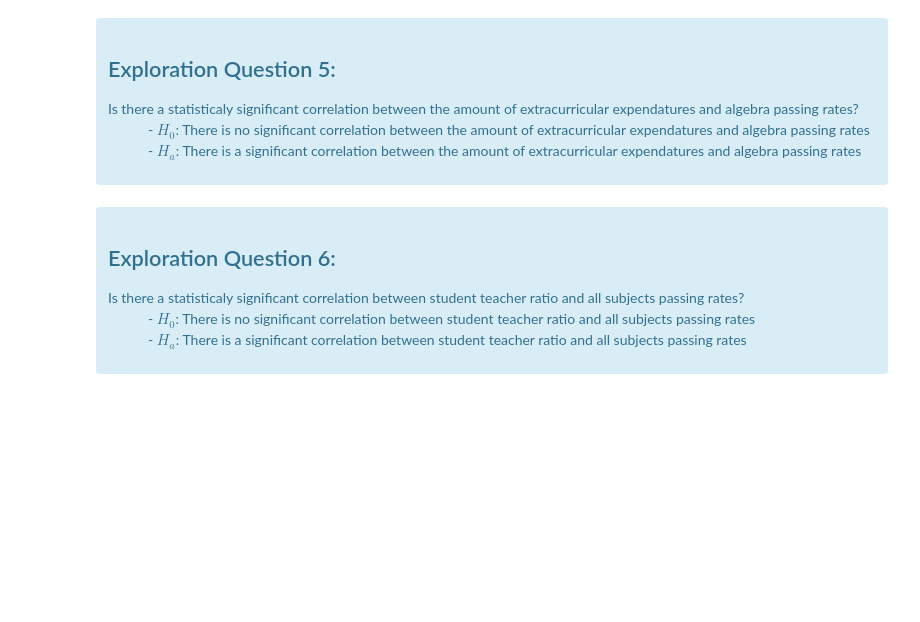
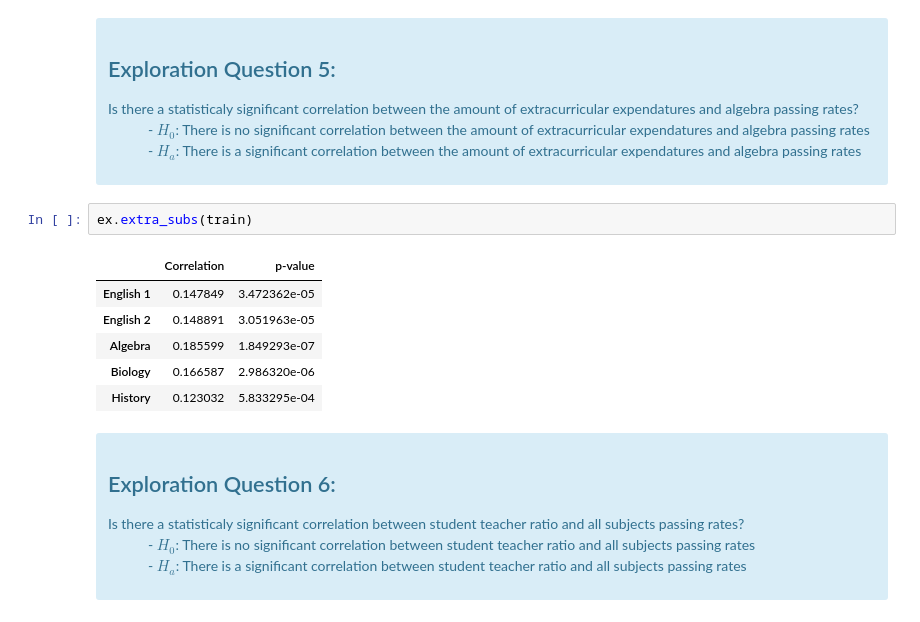
Before and after one commit to college-readiness-preds/capstone_readiness, a Jupyter notebook: Andy/final_notebook.ipynb, the cells around one changed output. Drawn from its saved outputs; the diff is of its cells as text; blank space fills up the shorter version.

```diff
--- a/Andy/final_notebook.ipynb
+++ b/Andy/final_notebook.ipynb
@@ -158,6 +164,15 @@ ex.above_avg_econdis_total_expend(train)
         <dd>- $H_a$: There is a significant correlation between the amount of extracurricular expendatures and algebra passing rates</dd>
     </dl>
 </div>
+# %%
+ex.extra_subs(train)
+# %% [output]
+|  | Correlation | p-value |
+| English 1 | 0.147849 | 3.472362e-05 |
+| English 2 | 0.148891 | 3.051963e-05 |
+| Algebra | 0.185599 | 1.849293e-07 |
+| Biology | 0.166587 | 2.986320e-06 |
+| History | 0.123032 | 5.833295e-04 |
 # %% [markdown]
 <div class="alert alert-info">
     <header>
```
Also changed, not shown: parts of 4 cells of this notebook, 1 other file.
